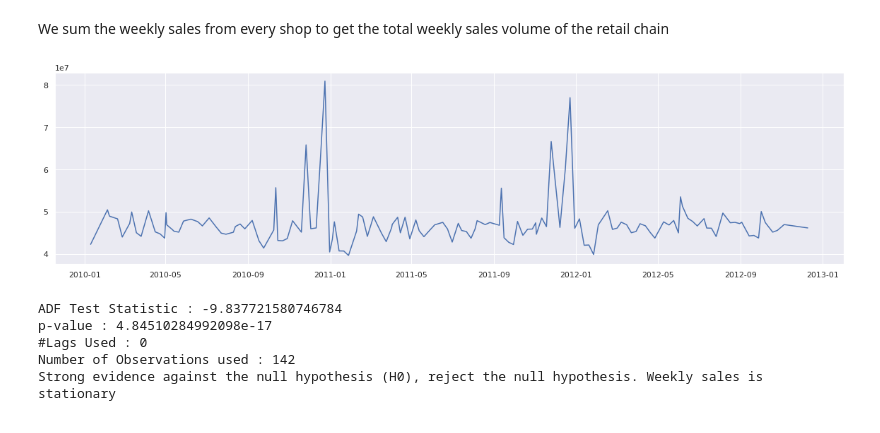
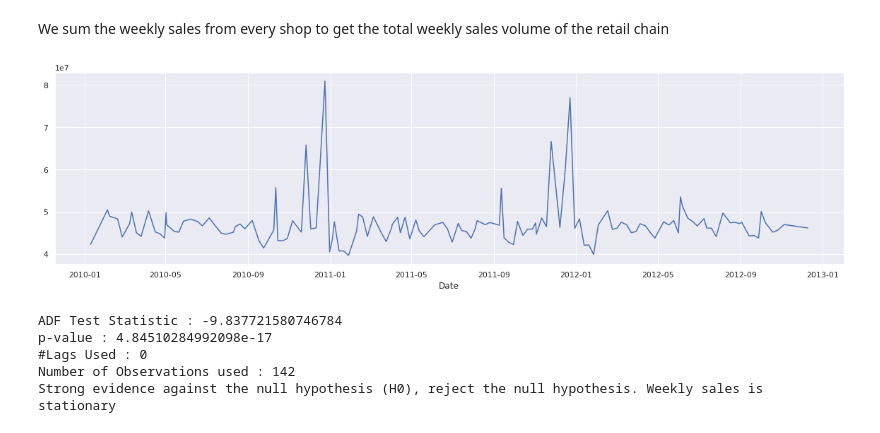
Before and after one commit to Sinethemba-nongqoto/Research-project, a Jupyter notebook: Analysis_0f_Results.ipynb, the cells around one changed output. Cells and saved outputs as stored; diff of their text form; code cells hidden in the pictures.

```diff
--- a/Analysis_0f_Results.ipynb
+++ b/Analysis_0f_Results.ipynb
@@ -203,12 +204,13 @@ We sum the weekly sales from every shop to get the total weekly sales volume of
 # %%
 sales_df_average_sales_week = sales_df.groupby(by=['Date'], as_index=False)['Weekly_Sales'].sum()
 sales_df_average_sales =sales_df_average_sales_week.sort_values('Weekly_Sales', ascending=False)
 
 plt.figure(figsize=(20,5))
+plt.xlabel('Date')
 plt.plot(sales_df_average_sales_week.Date, sales_df_average_sales_week.Weekly_Sales)
 plt.show()
 # %% [output]
-[figure, old version]
+[figure, new version]
 # %%
 ### Testing for Stationary
 from statsmodels.tsa.stattools import adfuller
```
Also changed, not shown: parts of 10 cells of this notebook.
